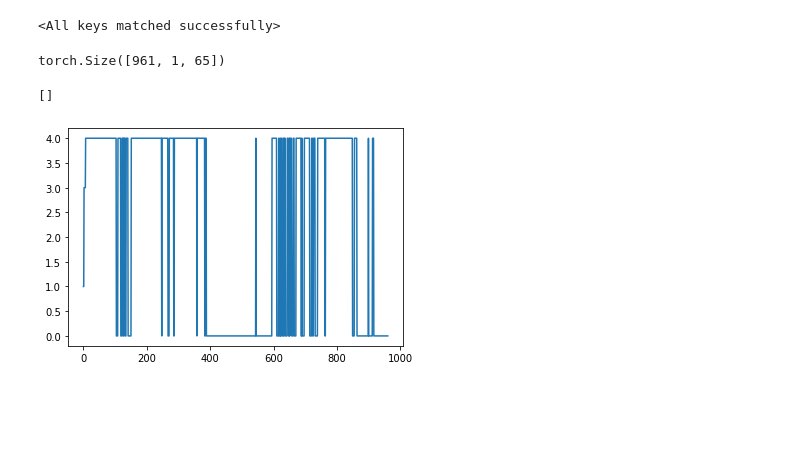
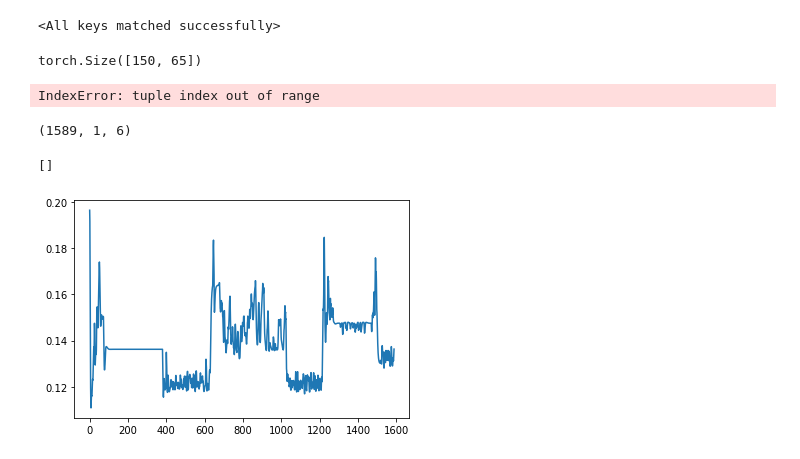
Before and after one commit to EvanSamaa/jali_sing, a Jupyter notebook: Vowel learning.ipynb, the cells around one changed output. Saved outputs shown, nothing was run; the diff lists cells and outputs as text; code cells hidden in the pictures; blank space fills up the shorter version.

```diff
--- a/Vowel learning.ipynb
+++ b/Vowel learning.ipynb
@@ -518,30 +522,36 @@ array([0, 0, 0, 0, 0, 0, 0, 0, 0, 0, 0, 0, 0, 0, 0, 0, 0, 0, 0, 0, 0, 0,
        5, 5, 5, 5, 5, 5, 5, 5, 5, 5, 5, 5, 5, 5, 5, 5, 5, 5])
 # %%
 model = LSTM_vowel_recognizer_no_BN()
-cp = torch.load("C:/Users/evansamaa/Desktop/Dataset/models/long_sequence_model.pt", map_location=torch.device('cpu'))
+cp = torch.load("C:/Users/evansamaa/Desktop/Dataset/models/long_sequence_model_smoothed.pt", map_location=torch.device('cpu'))
 model.load_state_dict(cp['model_state_dict'])
-# model.eval()
 # %% [output]
 <All keys matched successfully>
 # %%
-audio_path = "E:/MASC/VocalSet/FULL/male1/long_tones/forte/m1_long_forte_o.wav"
-sound_arr, sr= librosa.load(audio_path, sr = 44100)
-sound_arr = (sound_arr-sound_arr.mean())/sound_arr.std()
-winstep = 441
-mfcc_feat = psf.mfcc(sound_arr, samplerate=sr, winlen=0.02, nfft = 2*winstep, numcep=13)
-logfbank_feat = psf.logfbank(sound_arr, samplerate=sr, winlen=0.02, nfft = 2*winstep, nfilt=26)
-ssc_feat = psf.ssc(sound_arr, samplerate=sr, winlen=0.02, nfft = 2*winstep, nfilt=26)
-full_feat = np.concatenate([mfcc_feat, logfbank_feat, ssc_feat], axis=1)
-input_vec = torch.tensor(np.expand_dims(full_feat, axis=1), dtype=torch.float32)
+# audio_path = "E:/MASC/VocalSet/FULL/female5/long_tones/straight/f5_long_straight_i.wav"
+# sound_arr, sr= librosa.load(audio_path, sr = 44100)
+# sound_arr = (sound_arr-sound_arr.mean())/sound_arr.std()
+# winstep = 441
+# mfcc_feat = psf.mfcc(sound_arr, samplerate=sr, winlen=0.02, nfft = 2*winstep, numcep=13)
+# logfbank_feat = psf.logfbank(sound_arr, samplerate=sr, winlen=0.02, nfft = 2*winstep, nfilt=26)
+# ssc_feat = psf.ssc(sound_arr, samplerate=sr, winlen=0.02, nfft = 2*winstep, nfilt=26)
+# full_feat = np.concatenate([mfcc_feat, logfbank_feat, ssc_feat], axis=1)
+# input_vec = torch.tensor(np.expand_dims(full_feat, axis=1), dtype=torch.float32)
+input_vec = torch.tensor(np.load("C:/Users/evansamaa/Desktop/Dataset/test/1_data.npy", allow_pickle=True), dtype=torch.float32)
 print(input_vec.shape)
 # %% [output]
-torch.Size([961, 1, 65])
+torch.Size([150, 65])
 # %%
-out = model.forward(input_vec).detach().numpy()
+out = model.test_forward(input_vec).detach().numpy()
+# %% [output]
+IndexError: tuple index out of range
+# %%
+out.shape
+# %% [output]
+(1589, 1, 6)
 # %%
-# plt.plot(out[:, 0, 4])
-plt.plot(np.argmax(out[:, 0], axis=1))
+plt.plot(out[:, 0, 1])
+# plt.plot(np.argmax(out[:, 0], axis=1))
 plt.plot()
 # %% [output]
 []
-[figure, old version]
+[figure, new version]
```
Also changed, not shown: parts of 2 cells of this notebook, 1 other file.
